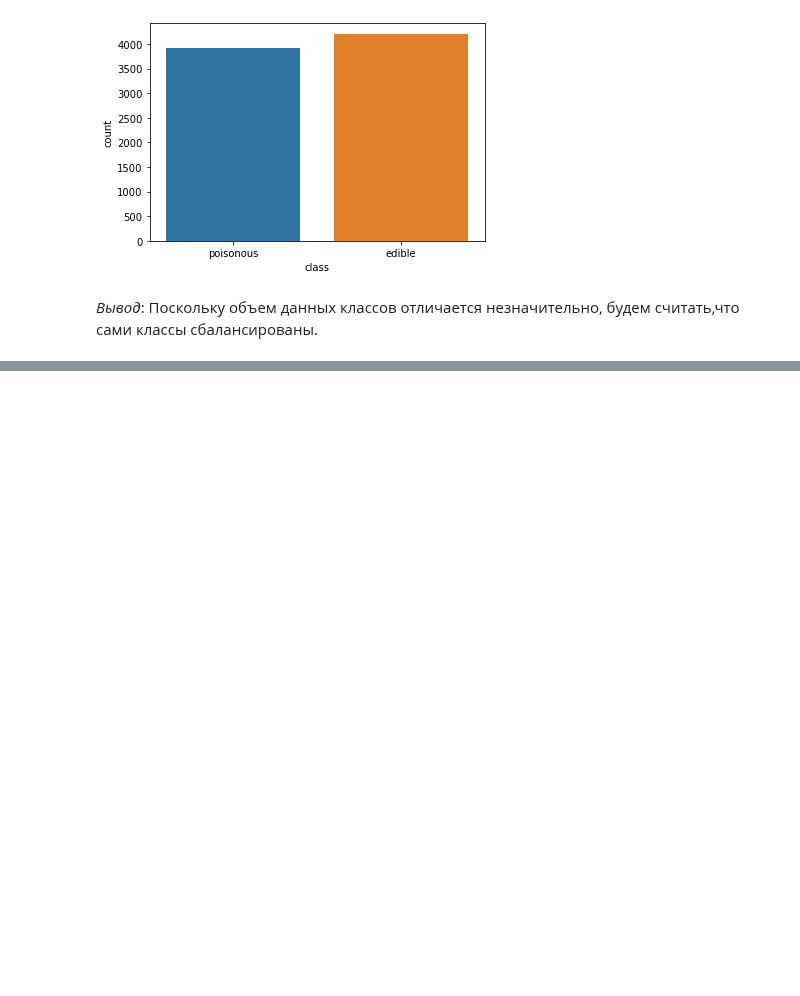
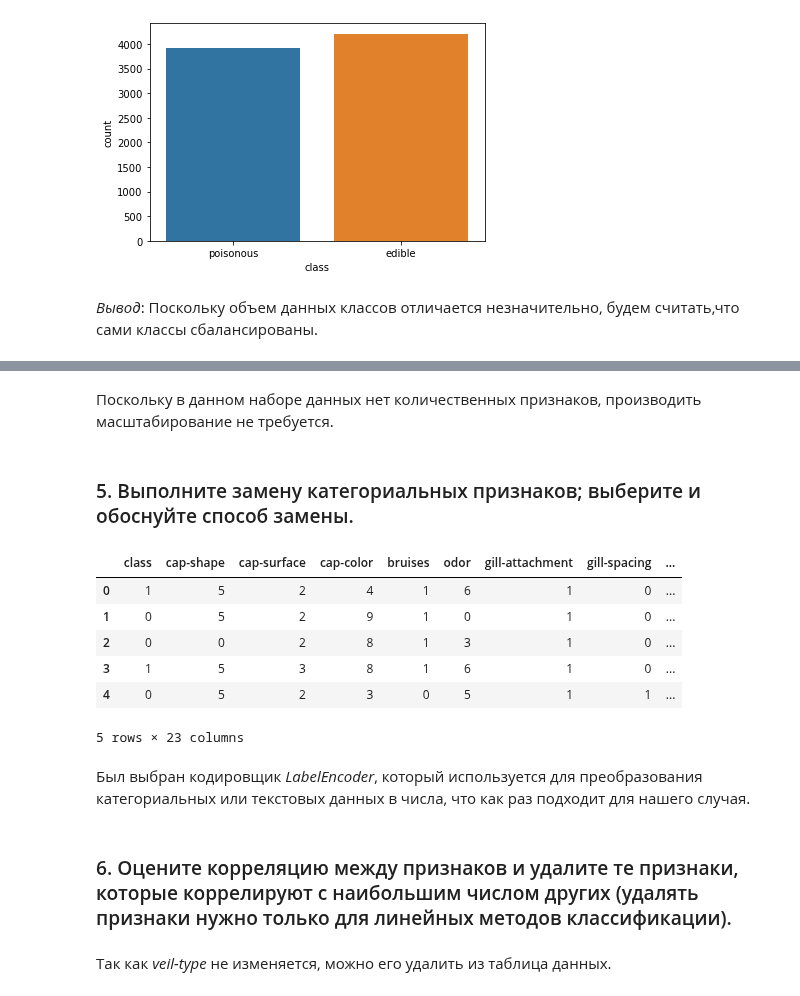
Before and after one commit to iagsav/ml_rob_nets_2020, a Jupyter notebook: ml/lab2/Skrynsky/Skrynsky_lab2.ipynb, the cells around one changed output, grey strips where cells are left out. Saved outputs shown, nothing was run; the diff lists cells and outputs as text; code cells hidden in the pictures; blank space fills up the shorter version.

```diff
--- a/ml/lab2/Skrynsky/Skrynsky_lab2.ipynb
+++ b/ml/lab2/Skrynsky/Skrynsky_lab2.ipynb
@@ -105,0 +108,26 @@ sns.barplot(data=pd.DataFrame({
+# %% [markdown]
+Поскольку в данном наборе данных нет количественных признаков, производить масштабирование не требуется.
+# %% [markdown]
+### 5. Выполните замену категориальных признаков; выберите и обоснуйте способ замены.
+# %%
+
+
+label_encoder = LabelEncoder()
+
+for column in list(mushrooms):
+    mushrooms[column] = pd.Series(label_encoder.fit_transform(mushrooms[column]))
+mushrooms.head()
+# %% [output]
+|  | class | cap-shape | cap-surface | cap-color | bruises | odor | gill-attachment | gill-spacing | ... |
+| 0 | 1 | 5 | 2 | 4 | 1 | 6 | 1 | 0 | ... |
+| 1 | 0 | 5 | 2 | 9 | 1 | 0 | 1 | 0 | ... |
+| 2 | 0 | 0 | 2 | 8 | 1 | 3 | 1 | 0 | ... |
+| 3 | 1 | 5 | 3 | 8 | 1 | 6 | 1 | 0 | ... |
+| 4 | 0 | 5 | 2 | 3 | 0 | 5 | 1 | 1 | ... |
+5 rows × 23 columns
+# %% [markdown]
+Был выбран кодировщик *LabelEncoder*, который используeтся для преобразования категориальных или текстовых данных в числа, что как раз подходит для нашего случая.
+# %% [markdown]
+### 6. Оцените корреляцию между признаков и удалите те признаки, которые коррелируют с наибольшим числом других (удалять признаки нужно только для линейных методов классификации).
+# %% [markdown]
+Так как *veil-type* не изменяется, можно его удалить из таблица данных.
```
Also changed, not shown: parts of 3 cells of this notebook.
